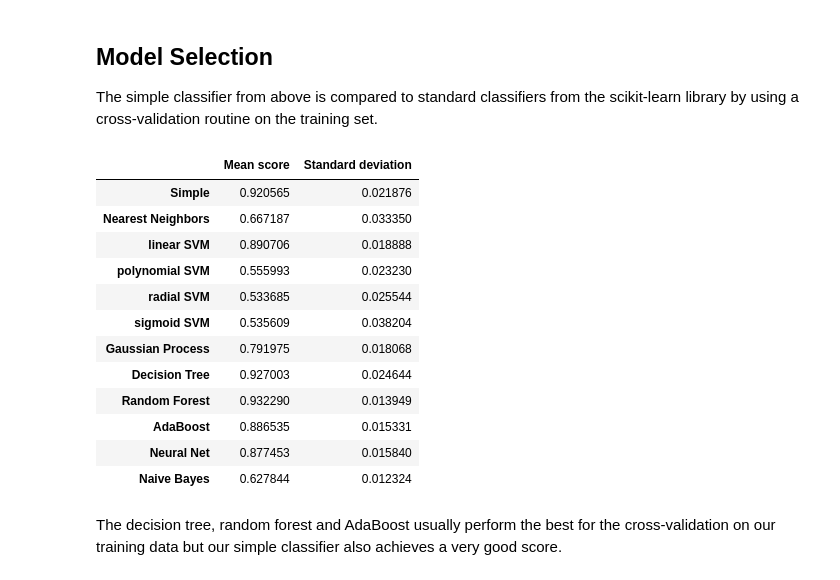
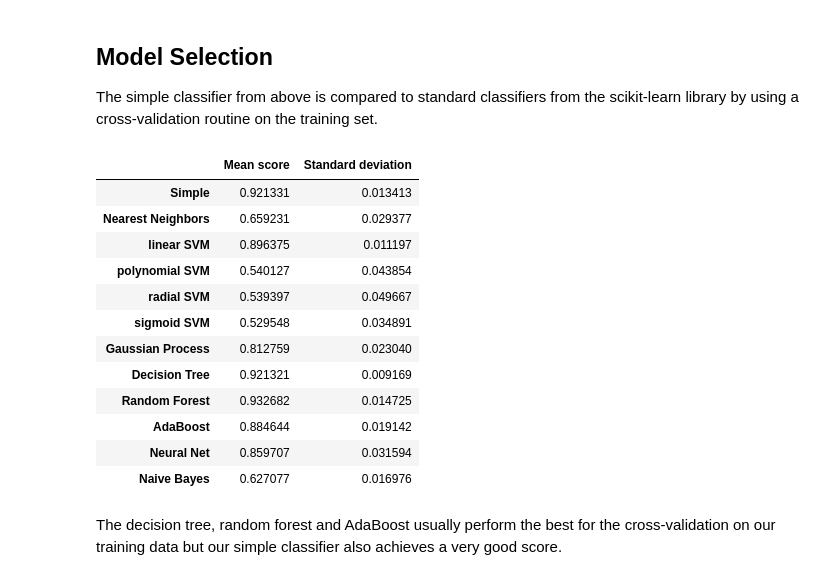
Before and after one commit to maxstollmayer/ML-Challenges, a Jupyter notebook: Challenge-1/Main Notebook.ipynb, the cells around one changed output. Cells and saved outputs as stored; diff of their text form; code cells hidden in the pictures.

```diff
--- a/Challenge-1/Main Notebook.ipynb
+++ b/Challenge-1/Main Notebook.ipynb
@@ -259,7 +259,7 @@ from sklearn.ensemble import RandomForestClassifier, AdaBoostClassifier
 from sklearn.neural_network import MLPClassifier
 from sklearn.naive_bayes import GaussianNB
 
-rng = np.random.RandomState(0) # locks the randomness
+rng = np.random.RandomState(42) # locks the randomness
 
 classifiers = {
     "Simple":            SimpleClassifier(),
@@ -278,29 +278,29 @@ classifiers = {
 # %%
 from sklearn.model_selection import cross_val_score, StratifiedKFold
 
 cvSplit = StratifiedKFold(10, shuffle=True, random_state=rng)
 comparisonTable = pd.DataFrame()
 
 for name, clf in classifiers.items():
     cvScores = cross_val_score(clf, trainData, trainLabels, cv=cvSplit, scoring="accuracy")
-    comparisonTable.loc[name, "Mean score"] = cvScores.mean()
+    comparisonTable.loc[name, "Mean CV score"] = cvScores.mean()
     comparisonTable.loc[name, "Standard deviation"] = cvScores.std()
 
-comparisonTable.style.highlight_max("Mean score")
+comparisonTable.style.highlight_max("Mean CV score")
 # %% [output]
 |  | Mean score | Standard deviation |
-| Simple | 0.920565 | 0.021876 |
-| Nearest Neighbors | 0.667187 | 0.033350 |
-| linear SVM | 0.890706 | 0.018888 |
-| polynomial SVM | 0.555993 | 0.023230 |
-| radial SVM | 0.533685 | 0.025544 |
-| sigmoid SVM | 0.535609 | 0.038204 |
-| Gaussian Process | 0.791975 | 0.018068 |
-| Decision Tree | 0.927003 | 0.024644 |
-| Random Forest | 0.932290 | 0.013949 |
-| AdaBoost | 0.886535 | 0.015331 |
-| Neural Net | 0.877453 | 0.015840 |
-| Naive Bayes | 0.627844 | 0.012324 |
+| Simple | 0.921331 | 0.013413 |
+| Nearest Neighbors | 0.659231 | 0.029377 |
+| linear SVM | 0.896375 | 0.011197 |
+| polynomial SVM | 0.540127 | 0.043854 |
+| radial SVM | 0.539397 | 0.049667 |
+| sigmoid SVM | 0.529548 | 0.034891 |
+| Gaussian Process | 0.812759 | 0.023040 |
+| Decision Tree | 0.921321 | 0.009169 |
+| Random Forest | 0.932682 | 0.014725 |
+| AdaBoost | 0.884644 | 0.019142 |
+| Neural Net | 0.859707 | 0.031594 |
+| Naive Bayes | 0.627077 | 0.016976 |
 # %% [markdown]
 The decision tree, random forest and AdaBoost usually perform the best for the cross-validation on our training data but our simple classifier also achieves a very good score.
 # %% [markdown]
```
Also changed, not shown: parts of 12 cells of this notebook, 6 other files.
